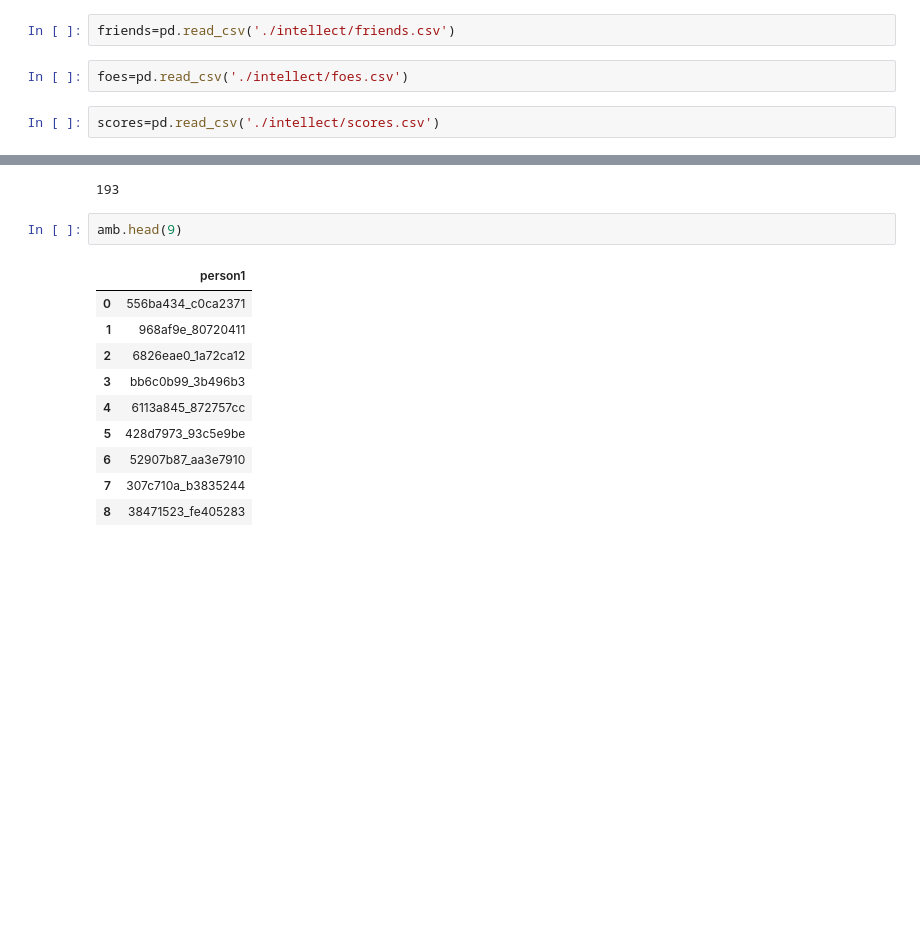
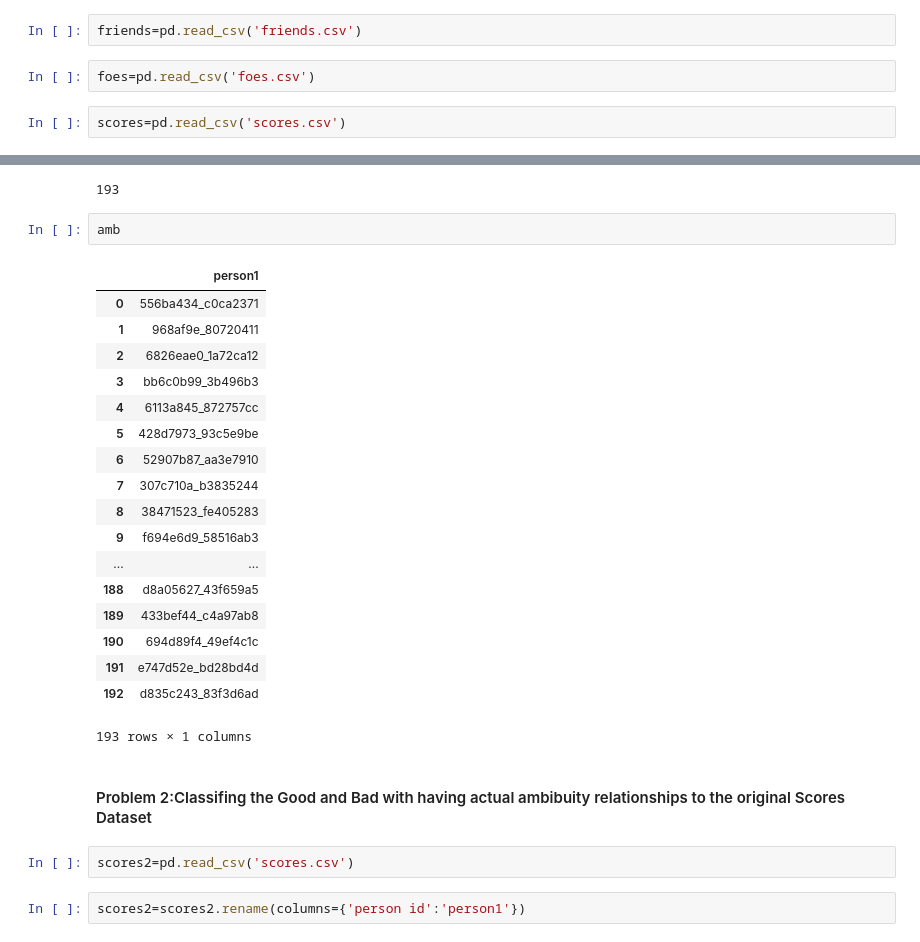
Before and after one commit to adityakumarpinjala/Friends_Foes, a Jupyter notebook: Assumptions (1).ipynb, the cells around one changed output, grey strips where cells are left out. Drawn from its saved outputs; the diff is of its cells as text; blank space fills up the shorter version.

```diff
--- a/Assumptions (1).ipynb
+++ b/Assumptions (1).ipynb
@@ -4,9 +7,9 @@ import numpy as np
 # %%
-friends=pd.read_csv('./intellect/friends.csv')
+friends=pd.read_csv('friends.csv')
 # %%
-foes=pd.read_csv('./intellect/foes.csv')
+foes=pd.read_csv('foes.csv')
 # %%
-scores=pd.read_csv('./intellect/scores.csv')
+scores=pd.read_csv('scores.csv')
 # %%
 friends.head()
 # %% [output]
@@ -244,15 +313,29 @@ len(amb.index)
 # %% [output]
 193
 # %%
-amb.head(9)
+amb
 # %% [output]
 |  | person1 |
 | 0 | 556ba434_c0ca2371 |
 | 1 | 968af9e_80720411 |
 | 2 | 6826eae0_1a72ca12 |
 | 3 | bb6c0b99_3b496b3 |
 | 4 | 6113a845_872757cc |
 | 5 | 428d7973_93c5e9be |
 | 6 | 52907b87_aa3e7910 |
 | 7 | 307c710a_b3835244 |
 | 8 | 38471523_fe405283 |
+| 9 | f694e6d9_58516ab3 |
+| ... | ... |
+| 188 | d8a05627_43f659a5 |
+| 189 | 433bef44_c4a97ab8 |
+| 190 | 694d89f4_49ef4c1c |
+| 191 | e747d52e_bd28bd4d |
+| 192 | d835c243_83f3d6ad |
+193 rows × 1 columns
+# %% [markdown]
+#### Problem 2:Classifing the Good and Bad with having actual ambibuity relationships to the original Scores Dataset
+# %%
+scores2=pd.read_csv('scores.csv')
+# %%
+scores2=scores2.rename(columns={'person id':'person1'})
```
Also changed, not shown: parts of 30 cells of this notebook.
